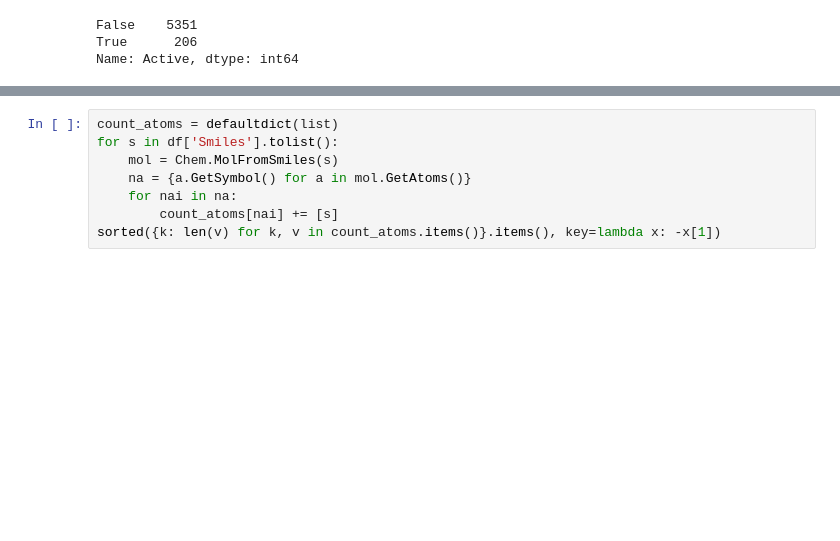
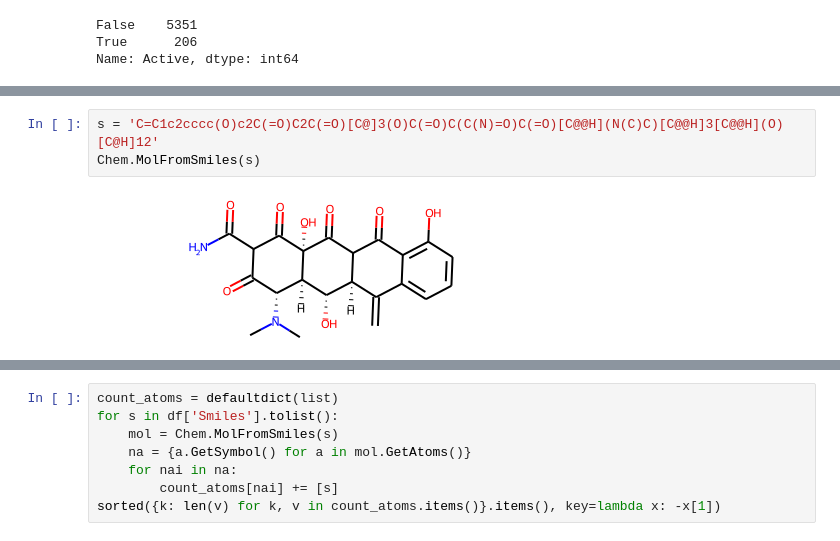
Before and after one commit to akamnev/hackathon-lap, a Jupyter notebook: notebooks/view_train_v1.ipynb, the cells around one changed output, grey strips where cells are left out. Saved outputs shown, nothing was run; the diff lists cells and outputs as text; blank space fills up the shorter version.

```diff
--- a/notebooks/view_train_v1.ipynb
+++ b/notebooks/view_train_v1.ipynb
@@ -43,0 +65,5 @@ Name: Active, dtype: int64
+# %%
+s = 'C=C1c2cccc(O)c2C(=O)C2C(=O)[C@]3(O)C(=O)C(C(N)=O)C(=O)[C@@H](N(C)C)[C@@H]3[C@@H](O)[C@H]12'
+Chem.MolFromSmiles(s)
+# %% [output]
+[figure, added]
```
Also changed, not shown: parts of 8 cells of this notebook, 9 other files.
